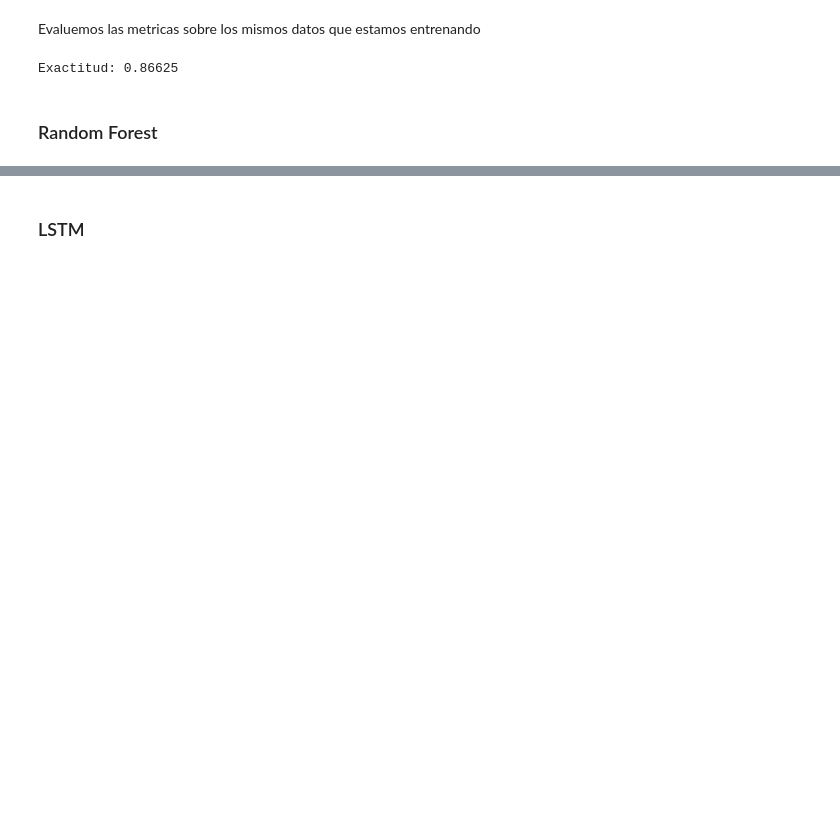
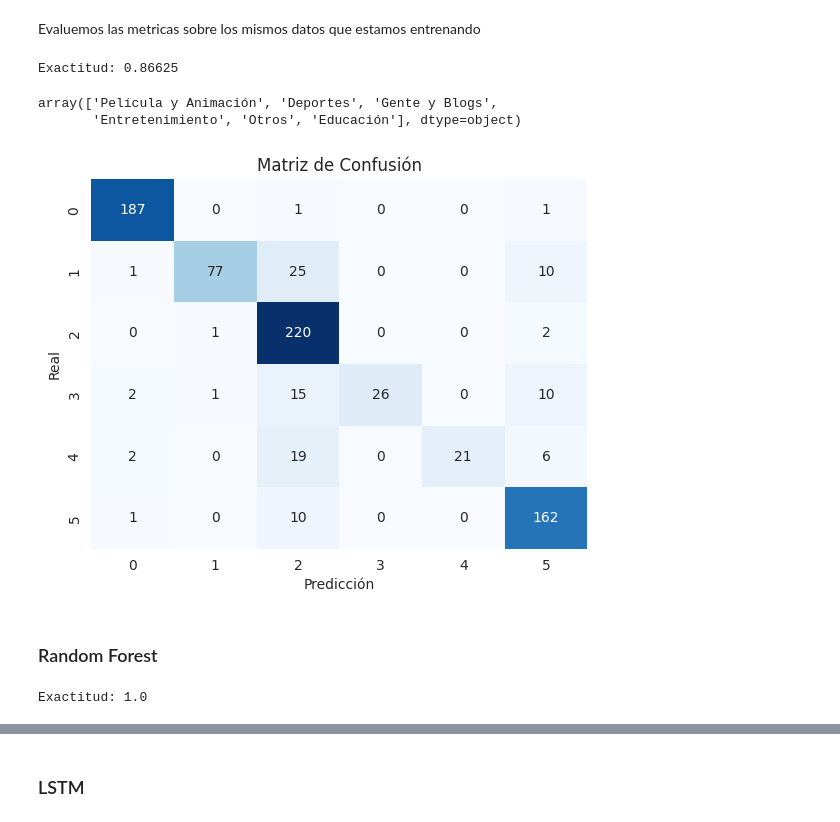
Before and after one commit to devBorisG/Estadistica-III, a Jupyter notebook: Tarea 4/Categorias.ipynb, the cells around one changed output, grey strips where cells are left out. Cells and saved outputs as stored; diff of their text form; code cells hidden in the pictures; blank space fills up the shorter version.

```diff
--- a/Tarea 4/Categorias.ipynb
+++ b/Tarea 4/Categorias.ipynb
@@ -415,8 +416,8 @@ count_vect = CountVectorizer(min_df=1, max_df=99000, binary=False, ngram_range=(
 count_vect_train = count_vect.fit_transform(df_train)
 count_vect_test = count_vect.transform(df_test)
 # %%
-lr = LogisticRegression(penalty="l2", max_iter=500, C=1.0, random_state=42)
+logistic_model = LogisticRegression(penalty="l2", max_iter=800, C=1.0, random_state=42)
 # %%
-model = lr.fit(df_matriz_final.head(800), categoria)
+logistic_model.fit(df_matriz_tf_idf.head(800), categoria)
 # %%
-y_hat = model.predict(df_matriz_final.head(800))
+logistic_prediction = logistic_model.predict(df_matriz_tf_idf.head(800))
@@ -447,4 +428,18 @@ print(f'Exactitud: {accuracy_score(categoria,y_hat)}')
 # %% [output]
 Exactitud: 0.86625
+# %%
+df_train['categoria'].unique()
+# %% [output]
+array(['Película y Animación', 'Deportes', 'Gente y Blogs',
+       'Entretenimiento', 'Otros', 'Educación'], dtype=object)
+# %%
+matriz_confusion_regresion = confusion_matrix(categoria, logistic_prediction)
+sns.heatmap(matriz_confusion_regresion, annot=True, fmt='d', cmap='Blues', cbar=False)
+plt.xlabel('Predicción')
+plt.ylabel('Real')
+plt.title('Matriz de Confusión Para Regresion Logistica')
+plt.show()
+# %% [output]
+[figure, added]
 # %% [markdown]
 ### Random Forest
@@ -450,0 +452,4 @@ Exactitud: 0.86625
+# %%
+print(f'Exactitud: {accuracy_score(categoria,random_forest_prediction)}')
+# %% [output]
+Exactitud: 1.0
```
Also changed, not shown: parts of 7 cells of this notebook, 1 other file.
